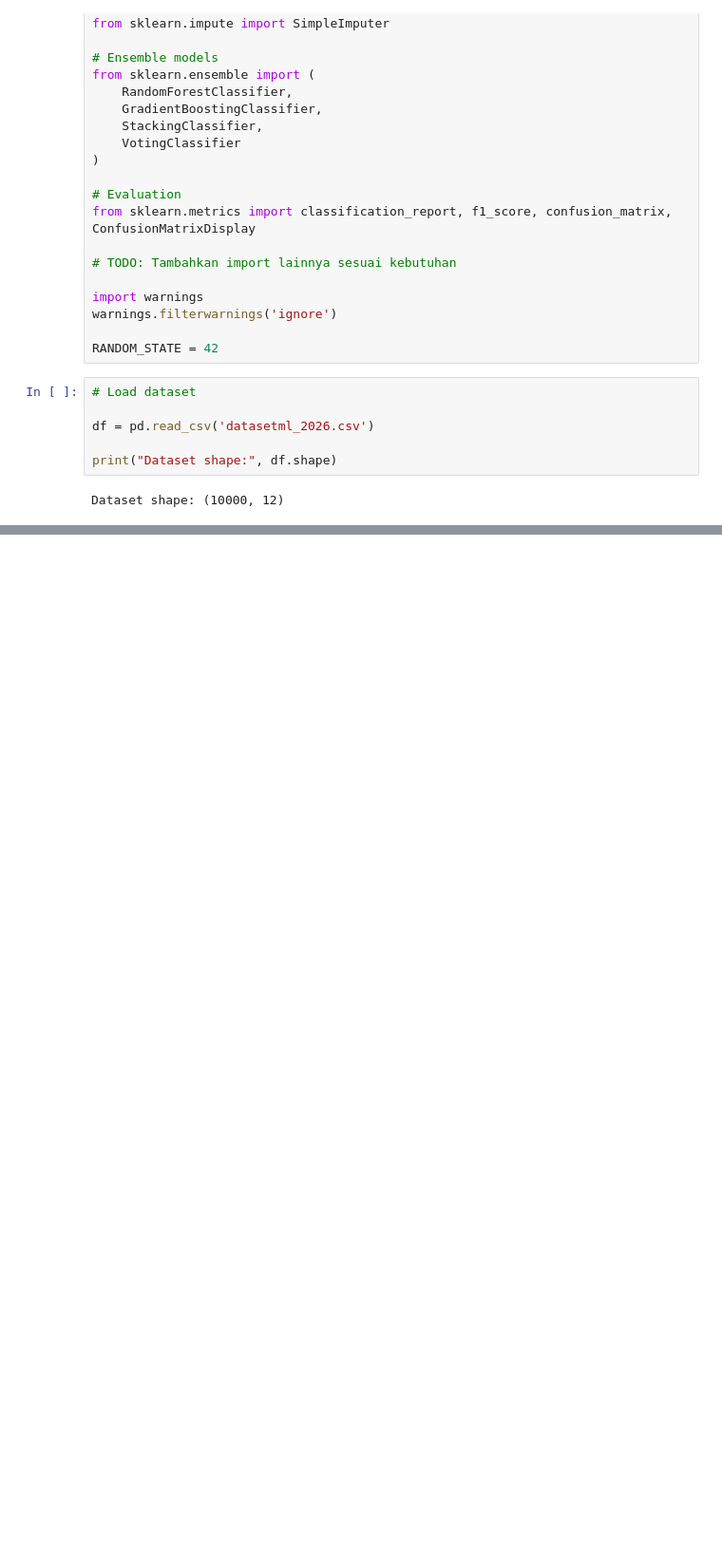
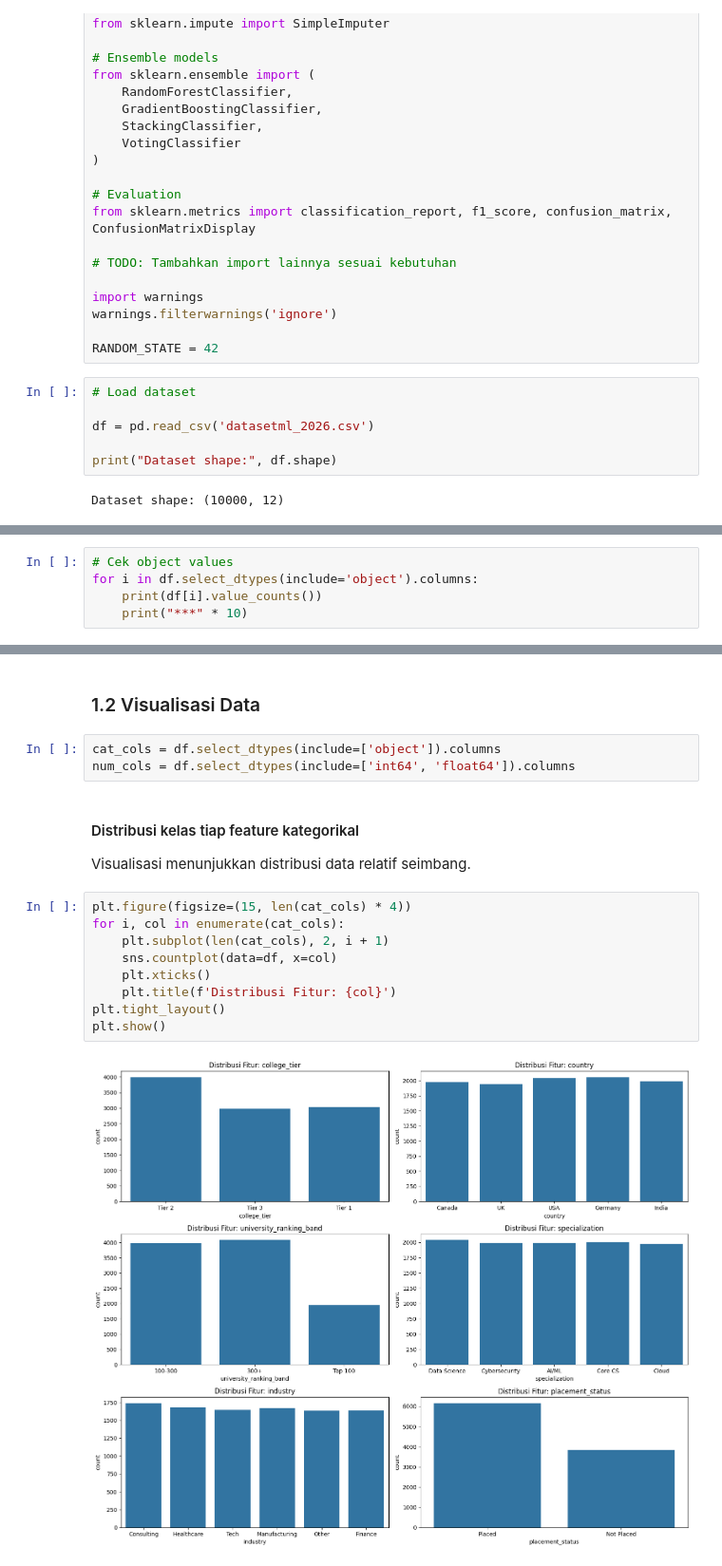
Before and after one commit to StefanMattew/MagangLearning-Tubes-IF3270, a Jupyter notebook: src/Pengujian.ipynb, the cells around one changed output, grey strips where cells are left out. Shown at 95% size. Saved outputs shown, nothing was run; the diff lists cells and outputs as text; blank space fills up the shorter version.

```diff
--- a/src/Pengujian.ipynb
+++ b/src/Pengujian.ipynb
@@ -46,0 +121,5 @@ Dataset shape: (10000, 12)
+# %%
+# Cek object values
+for i in df.select_dtypes(include='object').columns:
+    print(df[i].value_counts())
+    print("***" * 10)
@@ -46,0 +144,19 @@ Dataset shape: (10000, 12)
+# %% [markdown]
+### 1.2 Visualisasi Data
+# %%
+cat_cols = df.select_dtypes(include=['object']).columns
+num_cols = df.select_dtypes(include=['int64', 'float64']).columns
+# %% [markdown]
+#### Distribusi kelas tiap feature kategorikal
+Visualisasi menunjukkan distribusi data relatif seimbang.
+# %%
+plt.figure(figsize=(15, len(cat_cols) * 4))
+for i, col in enumerate(cat_cols):
+    plt.subplot(len(cat_cols), 2, i + 1)
+    sns.countplot(data=df, x=col)
+    plt.xticks()
+    plt.title(f'Distribusi Fitur: {col}')
+plt.tight_layout()
+plt.show()
+# %% [output]
+[figure, added]
```
Also changed, not shown: parts of 16 cells of this notebook.
